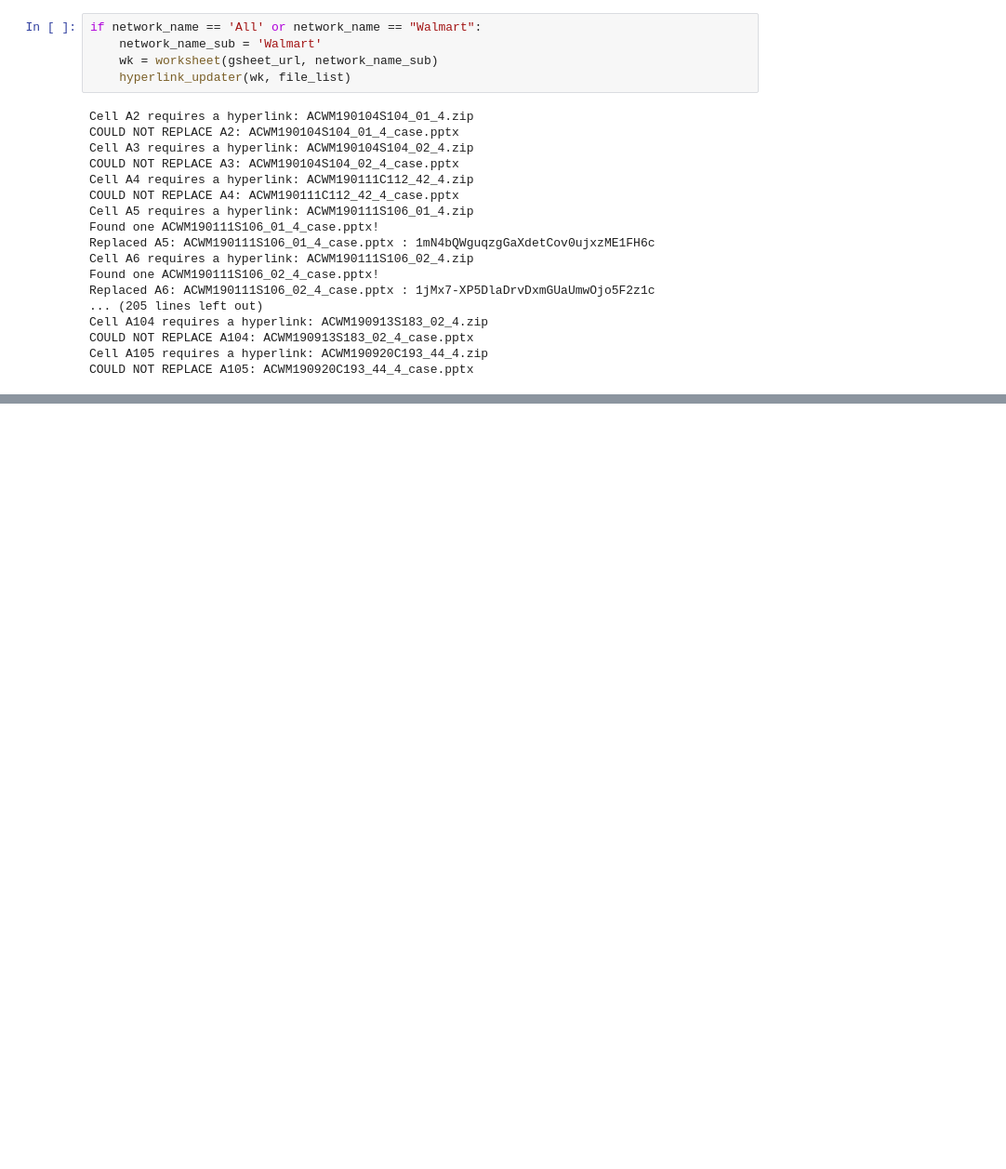
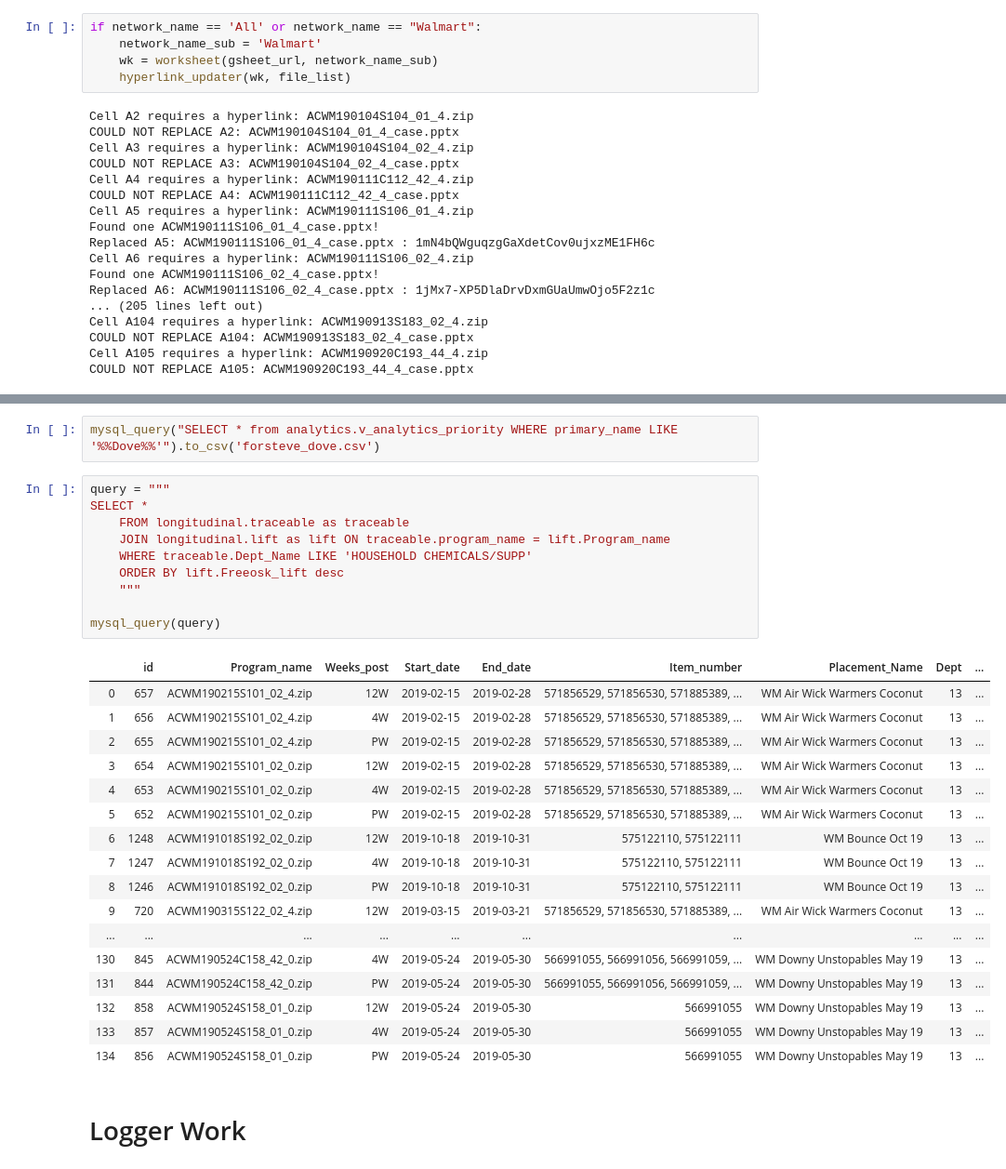
Before and after one commit to jayyufreeosk/case_list_refresh, a Jupyter notebook: notebooks/case_list_refresh_notebook.ipynb, the cells around one changed output, grey strips where cells are left out. Shown at 93% size. Saved outputs shown, nothing was run; the diff lists cells and outputs as text; blank space fills up the shorter version.

```diff
--- a/notebooks/case_list_refresh_notebook.ipynb
+++ b/notebooks/case_list_refresh_notebook.ipynb
@@ -338,0 +380,32 @@ COULD NOT REPLACE A105: ACWM190920C193_44_4_case.pptx
+# %%
+mysql_query("SELECT * from analytics.v_analytics_priority WHERE primary_name LIKE '%%Dove%%'").to_csv('forsteve_dove.csv')
+# %%
+query = """
+SELECT *
+    FROM longitudinal.traceable as traceable
+    JOIN longitudinal.lift as lift ON traceable.program_name = lift.Program_name
+    WHERE traceable.Dept_Name LIKE 'HOUSEHOLD CHEMICALS/SUPP'
+    ORDER BY lift.Freeosk_lift desc
+    """
+
+mysql_query(query)
+# %% [output]
+|  | id | Program_name | Weeks_post | Start_date | End_date | Item_number | Placement_Name | Dept | ... |
+| 0 | 657 | ACWM190215S101_02_4.zip | 12W | 2019-02-15 | 2019-02-28 | 571856529, 571856530, 571885389, ... | WM Air Wick Warmers Coconut | 13 | ... |
+| 1 | 656 | ACWM190215S101_02_4.zip | 4W | 2019-02-15 | 2019-02-28 | 571856529, 571856530, 571885389, ... | WM Air Wick Warmers Coconut | 13 | ... |
+| 2 | 655 | ACWM190215S101_02_4.zip | PW | 2019-02-15 | 2019-02-28 | 571856529, 571856530, 571885389, ... | WM Air Wick Warmers Coconut | 13 | ... |
+| 3 | 654 | ACWM190215S101_02_0.zip | 12W | 2019-02-15 | 2019-02-28 | 571856529, 571856530, 571885389, ... | WM Air Wick Warmers Coconut | 13 | ... |
+| 4 | 653 | ACWM190215S101_02_0.zip | 4W | 2019-02-15 | 2019-02-28 | 571856529, 571856530, 571885389, ... | WM Air Wick Warmers Coconut | 13 | ... |
+| 5 | 652 | ACWM190215S101_02_0.zip | PW | 2019-02-15 | 2019-02-28 | 571856529, 571856530, 571885389, ... | WM Air Wick Warmers Coconut | 13 | ... |
+| 6 | 1248 | ACWM191018S192_02_0.zip | 12W | 2019-10-18 | 2019-10-31 | 575122110, 575122111 | WM Bounce Oct 19 | 13 | ... |
+| 7 | 1247 | ACWM191018S192_02_0.zip | 4W | 2019-10-18 | 2019-10-31 | 575122110, 575122111 | WM Bounce Oct 19 | 13 | ... |
+| 8 | 1246 | ACWM191018S192_02_0.zip | PW | 2019-10-18 | 2019-10-31 | 575122110, 575122111 | WM Bounce Oct 19 | 13 | ... |
+| 9 | 720 | ACWM190315S122_02_4.zip | 12W | 2019-03-15 | 2019-03-21 | 571856529, 571856530, 571885389, ... | WM Air Wick Warmers Coconut | 13 | ... |
+| ... | ... | ... | ... | ... | ... | ... | ... | ... | ... |
+| 130 | 845 | ACWM190524C158_42_0.zip | 4W | 2019-05-24 | 2019-05-30 | 566991055, 566991056, 566991059, ... | WM Downy Unstopables May 19 | 13 | ... |
+| 131 | 844 | ACWM190524C158_42_0.zip | PW | 2019-05-24 | 2019-05-30 | 566991055, 566991056, 566991059, ... | WM Downy Unstopables May 19 | 13 | ... |
+| 132 | 858 | ACWM190524S158_01_0.zip | 12W | 2019-05-24 | 2019-05-30 | 566991055 | WM Downy Unstopables May 19 | 13 | ... |
+| 133 | 857 | ACWM190524S158_01_0.zip | 4W | 2019-05-24 | 2019-05-30 | 566991055 | WM Downy Unstopables May 19 | 13 | ... |
+| 134 | 856 | ACWM190524S158_01_0.zip | PW | 2019-05-24 | 2019-05-30 | 566991055 | WM Downy Unstopables May 19 | 13 | ... |
+# %% [markdown]
+# Logger Work
```
Also changed, not shown: parts of 14 cells of this notebook, 16 other files.
